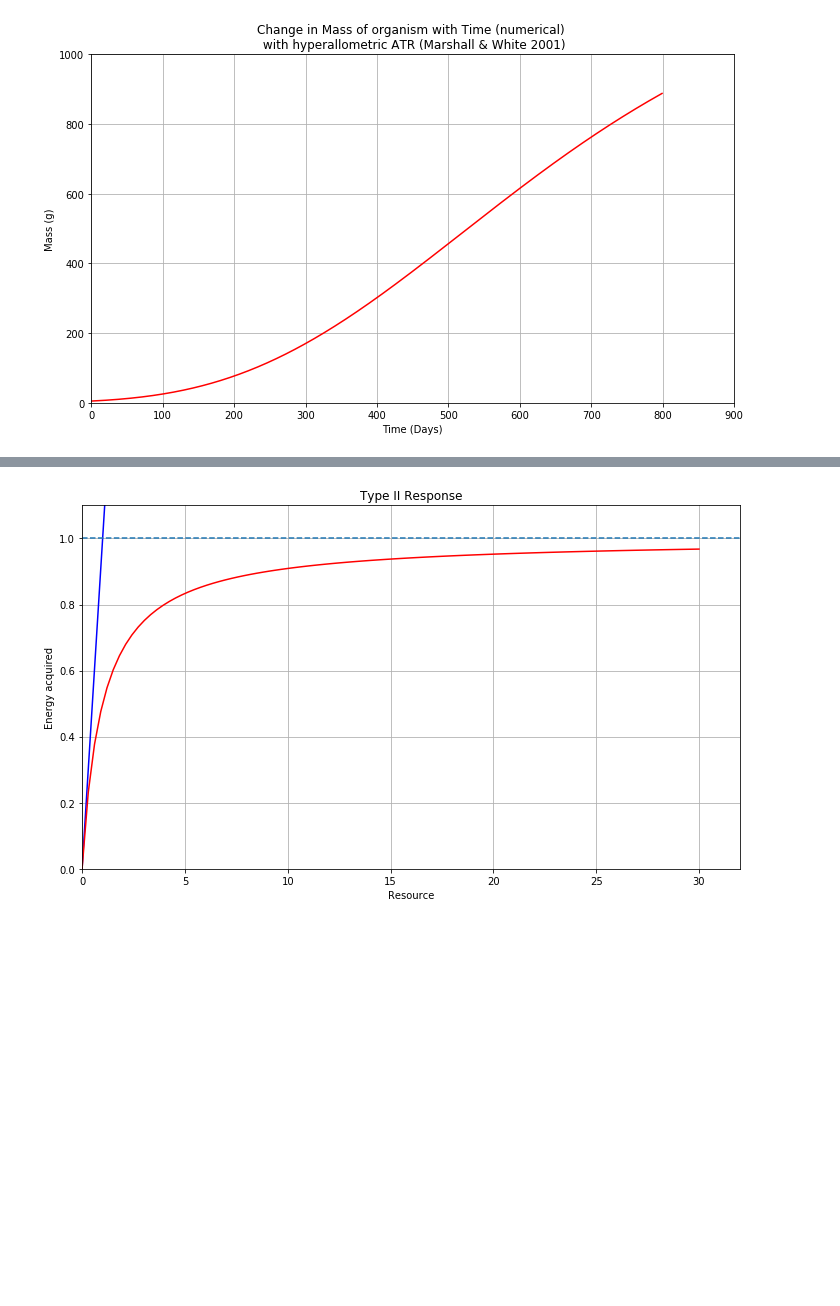
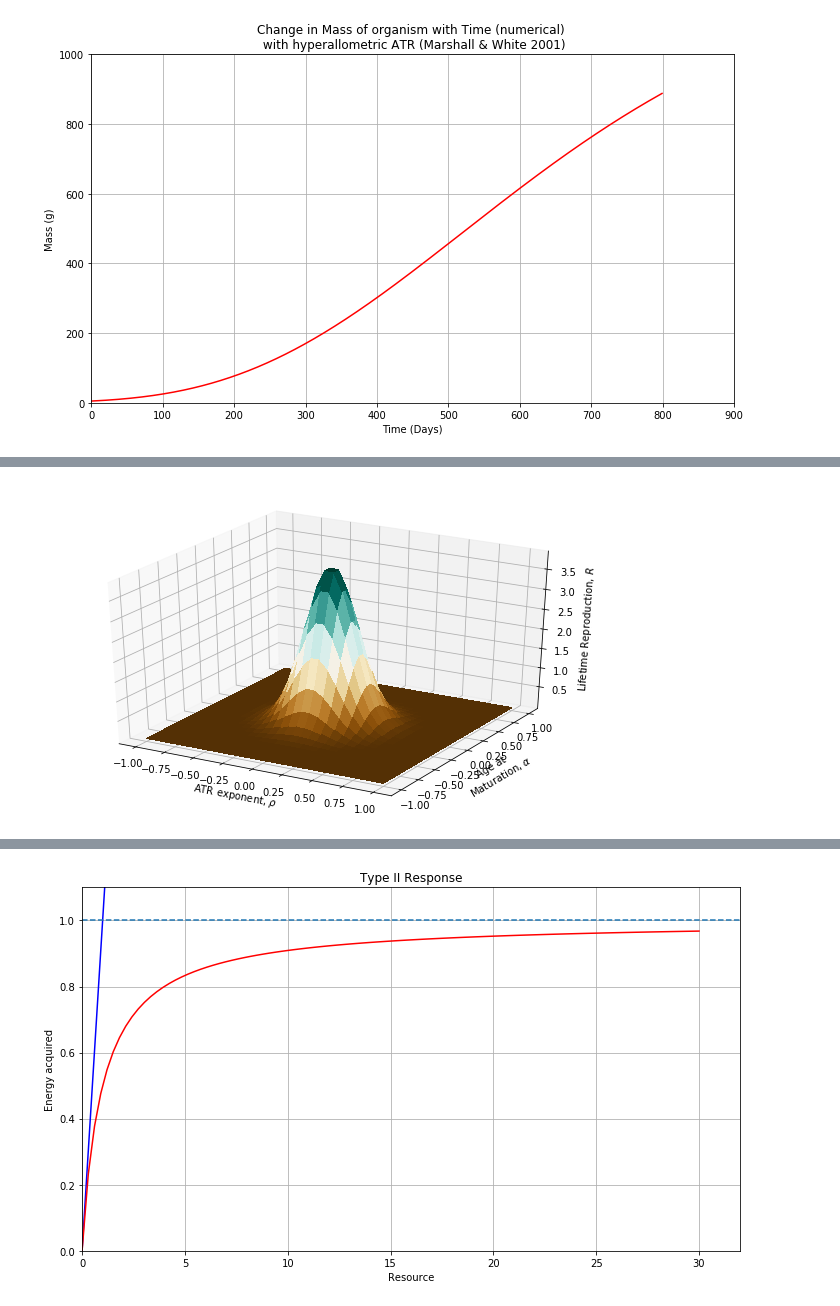
Before and after one commit to lvassor/HyperallometricFecundity, a Jupyter notebook: Code/ontogenetic_growth.ipynb, the cells around one changed output, grey strips where cells are left out. Drawn from its saved outputs; the diff is of its cells as text; code cells hidden in the pictures; blank space fills up the shorter version.

```diff
--- a/Code/ontogenetic_growth.ipynb
+++ b/Code/ontogenetic_growth.ipynb
@@ -299,0 +441,26 @@ plt.show()
+# %%
+x, y = np.mgrid[-1.0:1.0:30j, -1.0:1.0:30j]
+
+# Need an (N, 2) array of (x, y) pairs.
+xy = np.column_stack([x.flat, y.flat])
+
+mu = np.array([0.0, 0.0])
+
+sigma = np.array([.2, .2])
+covariance = np.diag(sigma**2)
+
+z = multivariate_normal.pdf(xy, mean=mu, cov=covariance)
+
+# Reshape back to a (30, 30) grid.
+z = z.reshape(x.shape)
+
+# Plot
+fig = plt.figure()
+ax = fig.add_subplot(111, projection='3d')
+surf = ax.plot_surface(x, y, z, cmap=cm.BrBG,linewidth=0, antialiased=False)
+ax.set_xlabel('ATR exponent, {}'.format(r'$\rho$'))
+ax.set_ylabel('Age at \n Maturation, {}'.format(r'$\alpha$'))
+ax.set_zlabel('Lifetime Reproduction, {}'.format(r'$R$'))
+plt.show()
+# %% [output]
+[figure, added]
```
Also changed, not shown: parts of 22 cells of this notebook, 1 other file.
